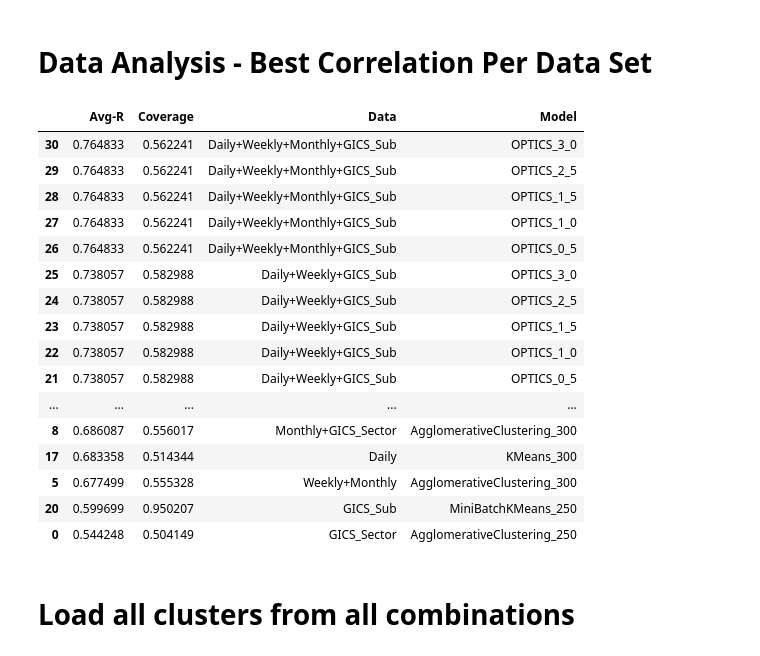
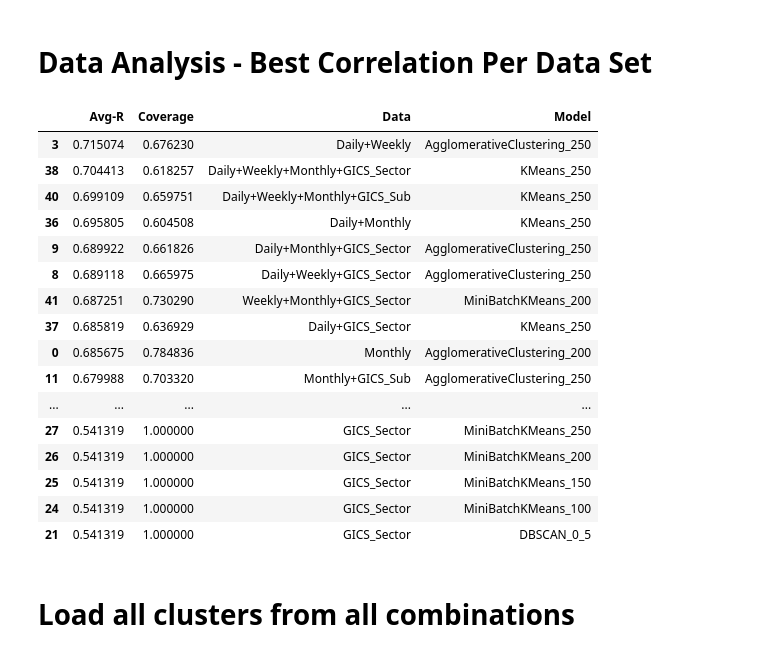
Before and after one commit to harkib/Stock-Clustering, a Jupyter notebook: visualize.ipynb, the cells around one changed output. Saved outputs shown, nothing was run; the diff lists cells and outputs as text; code cells hidden in the pictures.

```diff
--- a/visualize.ipynb
+++ b/visualize.ipynb
@@ -128,29 +128,29 @@ plt.show()
 # Data Analysis - Best Correlation Per Data Set
 # %%
 # get best model for each data set
-maxs = raw[raw['Coverage'] > .5][['Data','Avg-R']]
+maxs = raw[raw['Coverage'] > 0.6][['Data','Avg-R']]
 maxs = maxs.groupby('Data').agg('max')
 bests = pd.merge(raw,maxs,on=['Avg-R','Data'])
 bests = bests.sort_values('Avg-R', ascending = False)[['Avg-R','Coverage','Data','Model']]
 bests
 # %% [output]
 |  | Avg-R | Coverage | Data | Model |
-| 30 | 0.764833 | 0.562241 | Daily+Weekly+Monthly+GICS_Sub | OPTICS_3_0 |
-| 29 | 0.764833 | 0.562241 | Daily+Weekly+Monthly+GICS_Sub | OPTICS_2_5 |
-| 28 | 0.764833 | 0.562241 | Daily+Weekly+Monthly+GICS_Sub | OPTICS_1_5 |
-| 27 | 0.764833 | 0.562241 | Daily+Weekly+Monthly+GICS_Sub | OPTICS_1_0 |
-| 26 | 0.764833 | 0.562241 | Daily+Weekly+Monthly+GICS_Sub | OPTICS_0_5 |
-| 25 | 0.738057 | 0.582988 | Daily+Weekly+GICS_Sub | OPTICS_3_0 |
-| 24 | 0.738057 | 0.582988 | Daily+Weekly+GICS_Sub | OPTICS_2_5 |
-| 23 | 0.738057 | 0.582988 | Daily+Weekly+GICS_Sub | OPTICS_1_5 |
-| 22 | 0.738057 | 0.582988 | Daily+Weekly+GICS_Sub | OPTICS_1_0 |
-| 21 | 0.738057 | 0.582988 | Daily+Weekly+GICS_Sub | OPTICS_0_5 |
+| 3 | 0.715074 | 0.676230 | Daily+Weekly | AgglomerativeClustering_250 |
+| 38 | 0.704413 | 0.618257 | Daily+Weekly+Monthly+GICS_Sector | KMeans_250 |
+| 40 | 0.699109 | 0.659751 | Daily+Weekly+Monthly+GICS_Sub | KMeans_250 |
+| 36 | 0.695805 | 0.604508 | Daily+Monthly | KMeans_250 |
+| 9 | 0.689922 | 0.661826 | Daily+Monthly+GICS_Sector | AgglomerativeClustering_250 |
+| 8 | 0.689118 | 0.665975 | Daily+Weekly+GICS_Sector | AgglomerativeClustering_250 |
+| 41 | 0.687251 | 0.730290 | Weekly+Monthly+GICS_Sector | MiniBatchKMeans_200 |
+| 37 | 0.685819 | 0.636929 | Daily+GICS_Sector | KMeans_250 |
+| 0 | 0.685675 | 0.784836 | Monthly | AgglomerativeClustering_200 |
+| 11 | 0.679988 | 0.703320 | Monthly+GICS_Sub | AgglomerativeClustering_250 |
 | ... | ... | ... | ... | ... |
-| 8 | 0.686087 | 0.556017 | Monthly+GICS_Sector | AgglomerativeClustering_300 |
-| 17 | 0.683358 | 0.514344 | Daily | KMeans_300 |
-| 5 | 0.677499 | 0.555328 | Weekly+Monthly | AgglomerativeClustering_300 |
-| 20 | 0.599699 | 0.950207 | GICS_Sub | MiniBatchKMeans_250 |
-| 0 | 0.544248 | 0.504149 | GICS_Sector | AgglomerativeClustering_250 |
+| 27 | 0.541319 | 1.000000 | GICS_Sector | MiniBatchKMeans_250 |
+| 26 | 0.541319 | 1.000000 | GICS_Sector | MiniBatchKMeans_200 |
+| 25 | 0.541319 | 1.000000 | GICS_Sector | MiniBatchKMeans_150 |
+| 24 | 0.541319 | 1.000000 | GICS_Sector | MiniBatchKMeans_100 |
+| 21 | 0.541319 | 1.000000 | GICS_Sector | DBSCAN_0_5 |
 # %% [markdown]
 # Load all clusters from all combinations
 # %%
```
